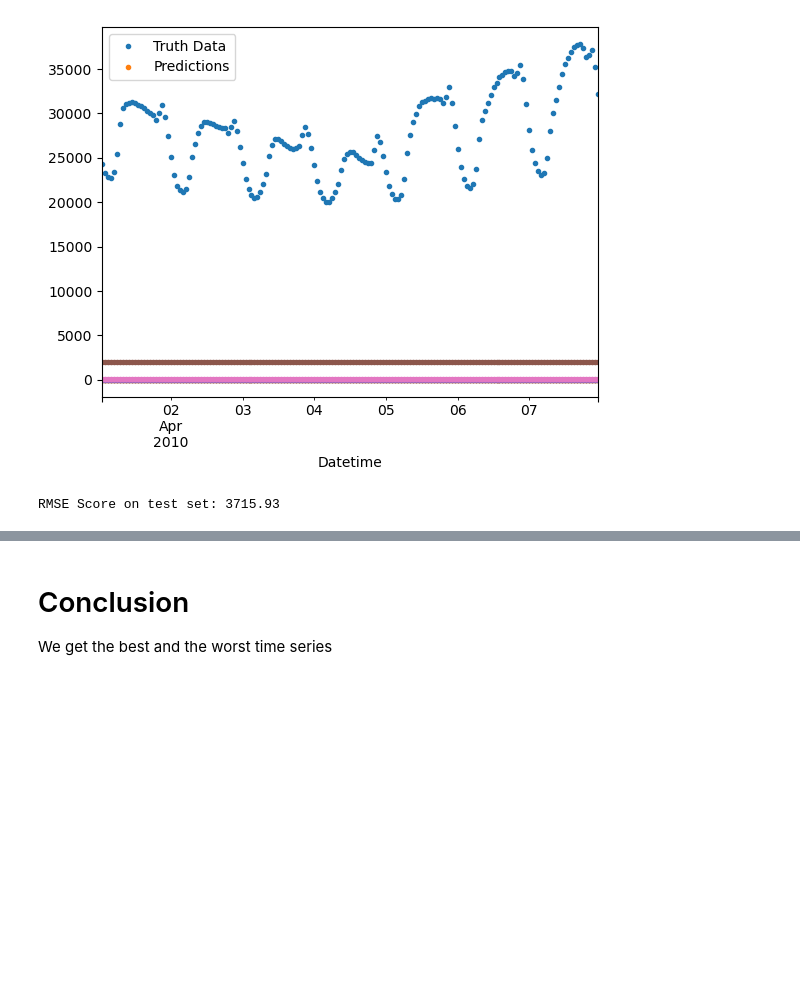
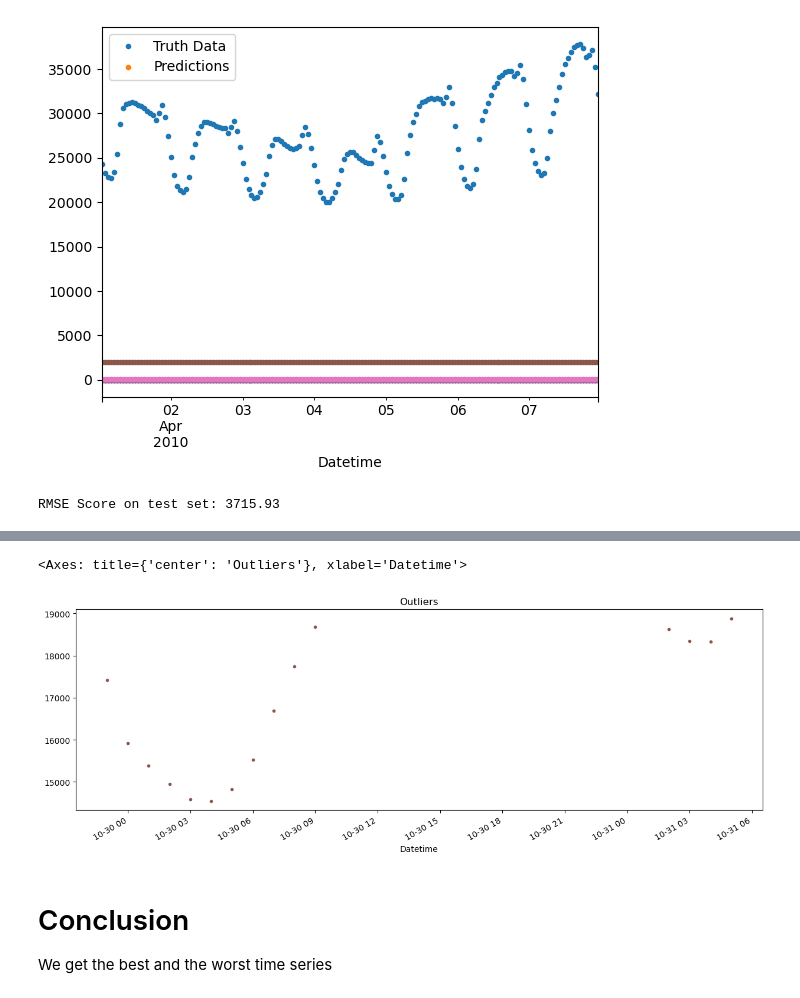
Before and after one commit to ridhimanamdev/Time_Series_Forecasting, a Jupyter notebook: time-series-forecasting.ipynb, the cells around one changed output, grey strips where cells are left out. Saved outputs shown, nothing was run; the diff lists cells and outputs as text; code cells hidden in the pictures; blank space fills up the shorter version.

```diff
--- a/time-series-forecasting.ipynb
+++ b/time-series-forecasting.ipynb
@@ -202,0 +213,9 @@ RMSE Score on test set: 3715.93
+# %%
+data.query('PJME_MW < 19_000')['PJME_MW'] \
+    .plot(style='.',
+          figsize=(15, 5),
+          color=color_pal[5],
+          title='Outliers')
+# %% [output]
+<Axes: title={'center': 'Outliers'}, xlabel='Datetime'>
+[figure, added]
```
Also changed, not shown: parts of 5 cells of this notebook.
